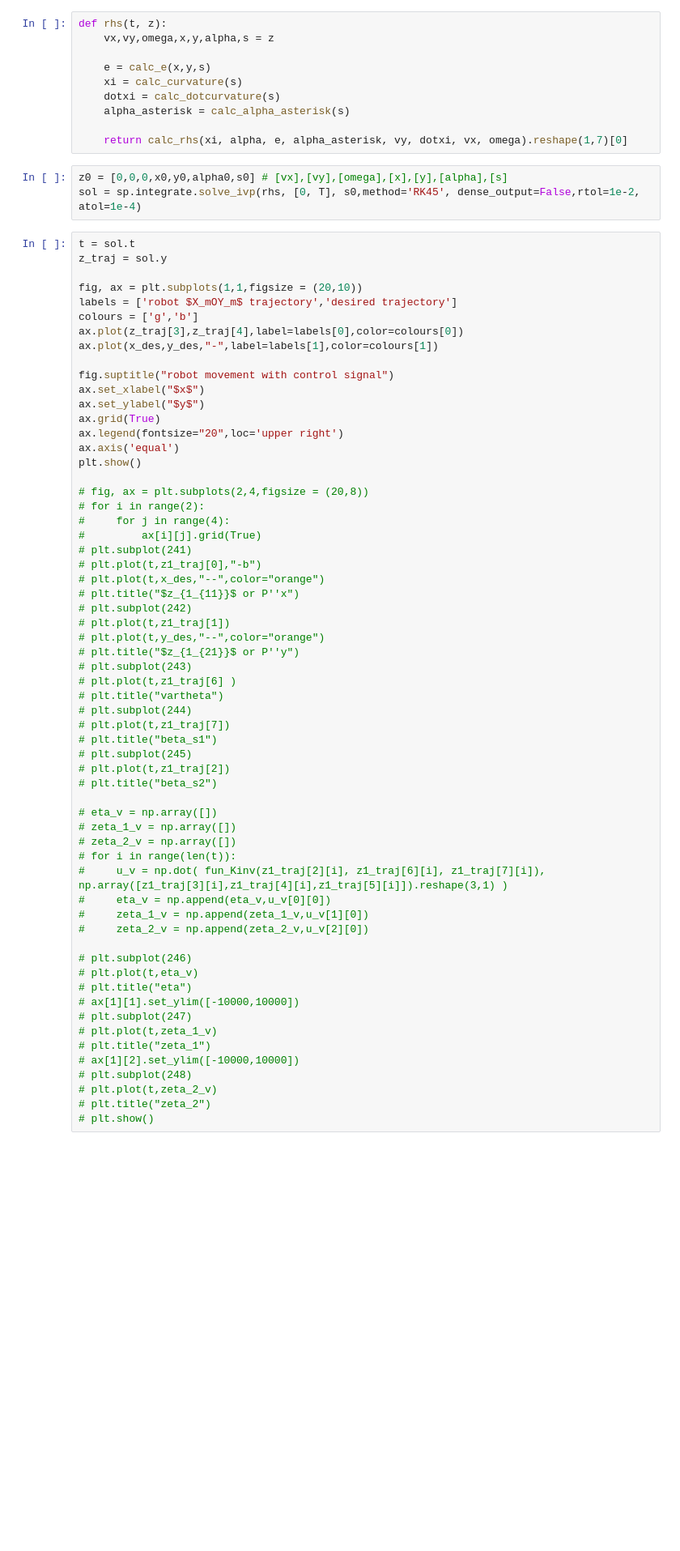
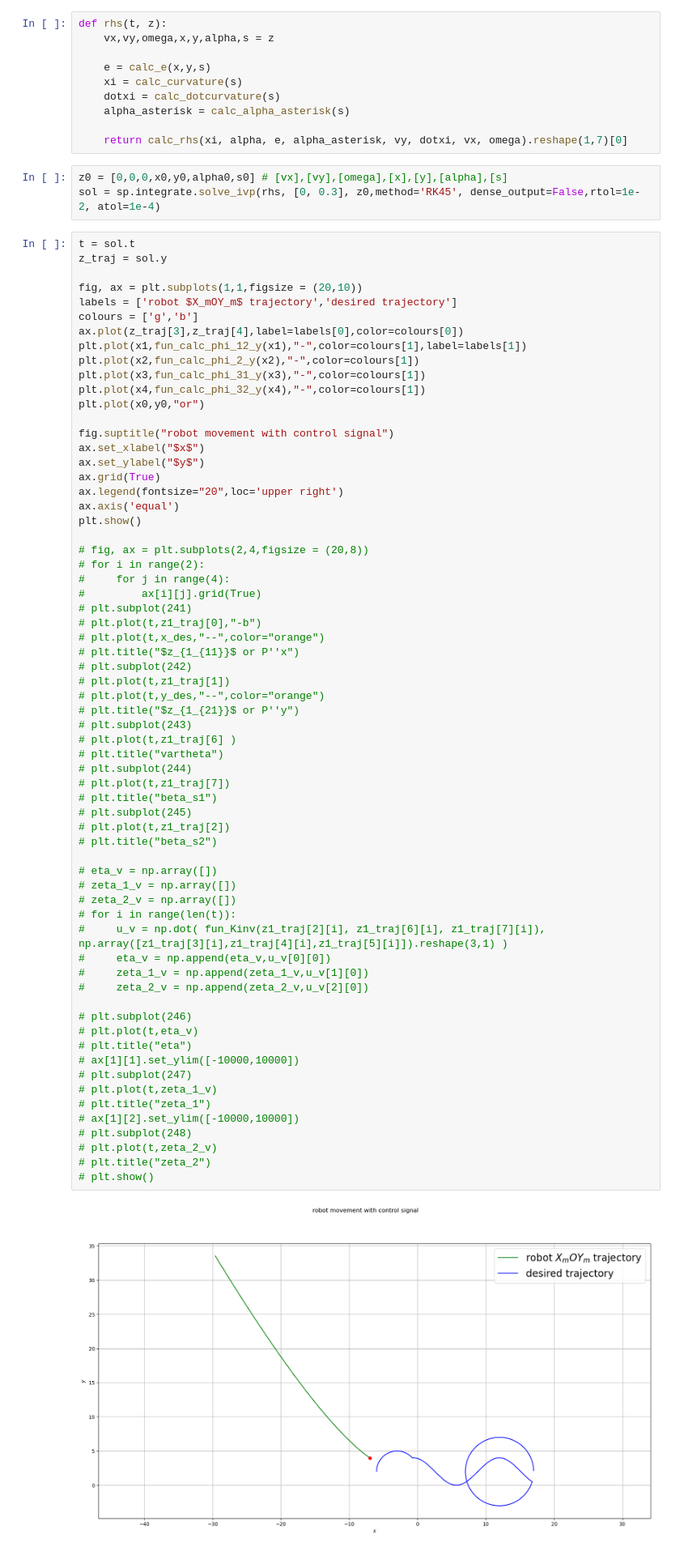
Before and after one commit to dvogureckiy99/TPandC, a Jupyter notebook: lab3.ipynb, the cells around one changed output. Shown: that part at 81% size. Saved outputs shown, nothing was run; the diff lists cells and outputs as text; blank space fills up the shorter version.

```diff
--- a/lab3.ipynb
+++ b/lab3.ipynb
@@ -466,7 +466,7 @@ def rhs(t, z):
     return calc_rhs(xi, alpha, e, alpha_asterisk, vy, dotxi, vx, omega).reshape(1,7)[0]
 # %%
 z0 = [0,0,0,x0,y0,alpha0,s0] # [vx],[vy],[omega],[x],[y],[alpha],[s]
-sol = sp.integrate.solve_ivp(rhs, [0, T], s0,method='RK45', dense_output=False,rtol=1e-2, atol=1e-4)
+sol = sp.integrate.solve_ivp(rhs, [0, 0.3], z0,method='RK45', dense_output=False,rtol=1e-2, atol=1e-4)
 # %%
 t = sol.t
 z_traj = sol.y
@@ -475,7 +475,11 @@ fig, ax = plt.subplots(1,1,figsize = (20,10))
 labels = ['robot $X_mOY_m$ trajectory','desired trajectory']
 colours = ['g','b']
 ax.plot(z_traj[3],z_traj[4],label=labels[0],color=colours[0])
-ax.plot(x_des,y_des,"-",label=labels[1],color=colours[1])
+plt.plot(x1,fun_calc_phi_12_y(x1),"-",color=colours[1],label=labels[1])
+plt.plot(x2,fun_calc_phi_2_y(x2),"-",color=colours[1])
+plt.plot(x3,fun_calc_phi_31_y(x3),"-",color=colours[1])
+plt.plot(x4,fun_calc_phi_32_y(x4),"-",color=colours[1])
+plt.plot(x0,y0,"or")
 
 fig.suptitle("robot movement with control signal")
 ax.set_xlabel("$x$")
@@ -501,30 +505,32 @@ plt.show()
 # plt.plot(t,z1_traj[6] )
 # plt.title("vartheta")
 # plt.subplot(244)
 # plt.plot(t,z1_traj[7])
 # plt.title("beta_s1")
 # plt.subplot(245)
 # plt.plot(t,z1_traj[2])
 # plt.title("beta_s2")
 
 # eta_v = np.array([])
 # zeta_1_v = np.array([])
 # zeta_2_v = np.array([])
 # for i in range(len(t)):
 #     u_v = np.dot( fun_Kinv(z1_traj[2][i], z1_traj[6][i], z1_traj[7][i]), np.array([z1_traj[3][i],z1_traj[4][i],z1_traj[5][i]]).reshape(3,1) )
 #     eta_v = np.append(eta_v,u_v[0][0])
 #     zeta_1_v = np.append(zeta_1_v,u_v[1][0])
 #     zeta_2_v = np.append(zeta_2_v,u_v[2][0])
 
 # plt.subplot(246)
 # plt.plot(t,eta_v)
 # plt.title("eta")
 # ax[1][1].set_ylim([-10000,10000])
 # plt.subplot(247)
 # plt.plot(t,zeta_1_v)
 # plt.title("zeta_1")
 # ax[1][2].set_ylim([-10000,10000])
 # plt.subplot(248)
 # plt.plot(t,zeta_2_v)
 # plt.title("zeta_2")
 # plt.show()
+# %% [output]
+[figure, added]
```
Also changed, not shown: parts of 3 cells of this notebook.
